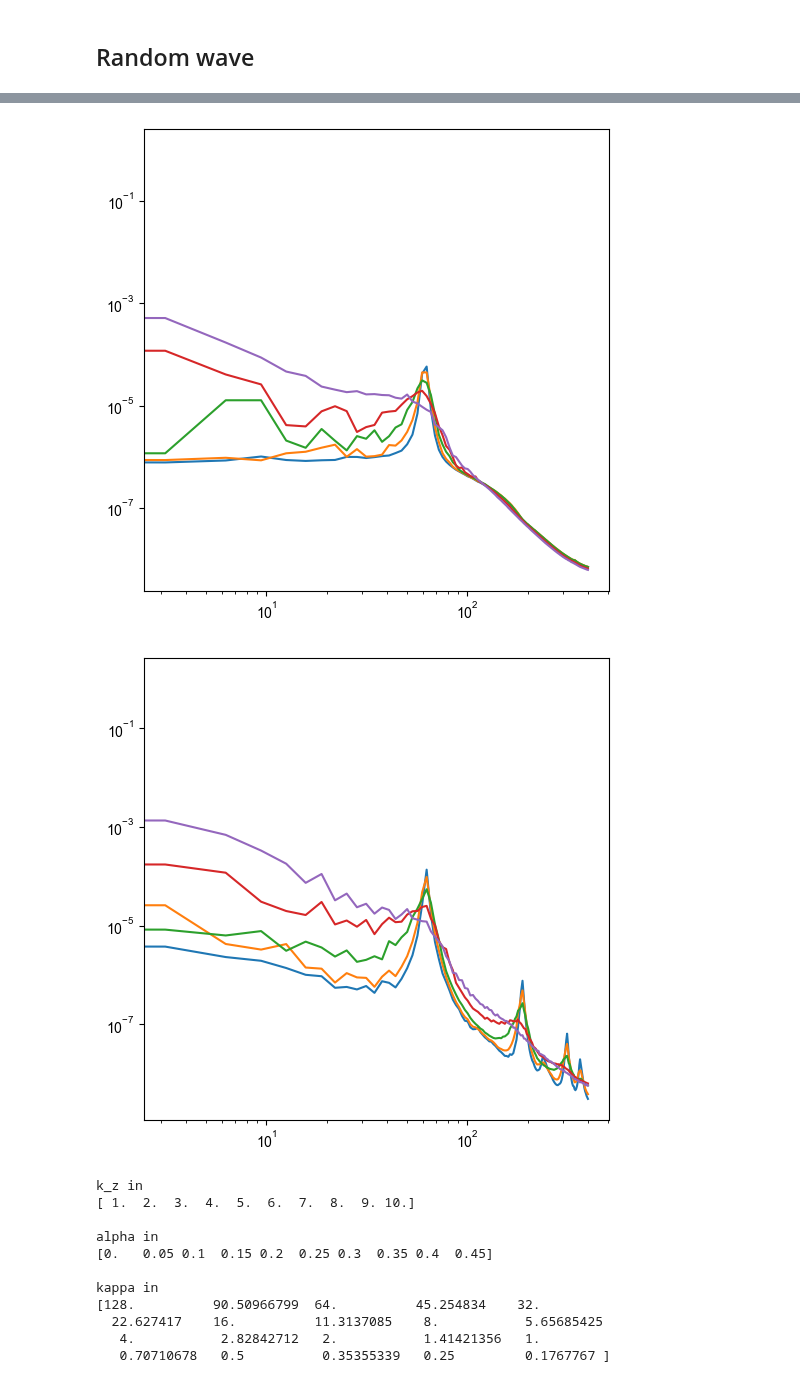
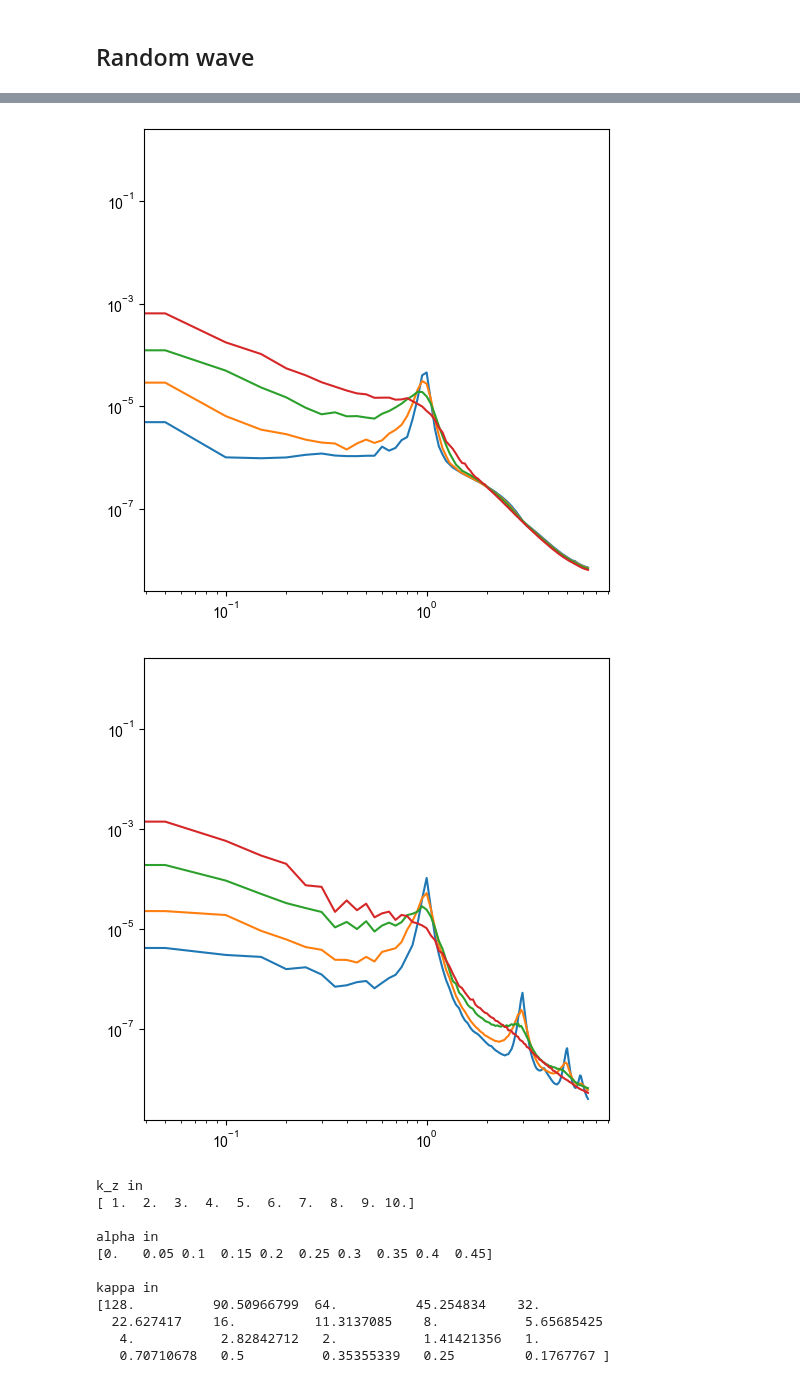
Before and after one commit to ch-tung/Randomwave_ML, a Jupyter notebook: test_arbitary_k_distribution.ipynb, the cells around one changed output, grey strips where cells are left out. Drawn from its saved outputs; the diff is of its cells as text; code cells hidden in the pictures.

```diff
--- a/test_arbitary_k_distribution.ipynb
+++ b/test_arbitary_k_distribution.ipynb
@@ -44,7 +44,7 @@ colors = ['C0','C1','C2','C3','C4']
 
 from lmfit import Minimizer, Parameters, create_params, report_fit, Model
 
-for i, b in enumerate([0.025, 0.05, 0.1, 0.2, 0.4]):
+for i, b in enumerate([0.05, 0.1, 0.2, 0.4]):
     f_k_list = f_maxent(k_list, sigma_k=0.5, a=1, b=b, beta=0)
 
     ax.plot(k_list, f_k_list, '-', color=colors[i])
@@ -168,8 +168,8 @@ S_q_b = []
 
 fig = plt.figure(figsize=(6,6))
 ax = fig.add_subplot(111)
-for b in [0.025, 0.05, 0.1, 0.2, 0.4]:
-    n_sample = 20
+for b in [0.05, 0.1, 0.2, 0.4]:
+    n_sample = 100
     S_q_list = []
     f_k_list = f_maxent(k_list, sigma_k=0.5, a=1, b=b, beta=0)
 
@@ -189,43 +189,43 @@ for b in [0.025, 0.05, 0.1, 0.2, 0.4]:
     S_q = np.mean(np.array(S_q_list),axis=0)
     S_q_b.append(S_q)
 
-    ax.plot(qq,S_q)
+    ax.plot(qq/20/np.pi,S_q)
     ax.set_xscale('log')
     ax.set_yscale('log')
 # %% [output]
-[figure, old version]
+[figure, new version]
 # %%
 ## calculate I(Q)
 S_q_b = []
 
 fig = plt.figure(figsize=(6,6))
 ax = fig.add_subplot(111)
-for b in [0.025, 0.05, 0.1, 0.2, 0.4]:
-    n_sample = 20
+for b in [0.05, 0.1, 0.2, 0.4]:
+    n_sample = 100
     S_q_list = []
     f_k_list = f_maxent(k_list, sigma_k=0.5, a=1, b=b, beta=0)
 
     for i in trange(n_sample):
         rho = sample_wave_MO(r_grid,hist=f_k_list,bins=bins,n_wave = 100, kappa=128)
         # rho = ball()-0.5
 
         box_size = 2
         n_grid_scale = 256
         scale = n_grid_scale/rho.shape[0]
         dq = 2*np.pi/box_size
         qq = np.arange(n_grid_scale/2)*dq
 
         S_q_i = scatter_grid(rho,alpha=0,qq=qq,scale=scale)
         S_q_list.append(S_q_i)
 
     S_q = np.mean(np.array(S_q_list),axis=0)
     S_q_b.append(S_q)
 
-    ax.plot(qq,S_q)
+    ax.plot(qq/20/np.pi,S_q)
     ax.set_xscale('log')
     ax.set_yscale('log')
 # %% [output]
-[figure, old version]
+[figure, new version]
 # %%
 from scipy.io import savemat, loadmat
 from scipy.ndimage import gaussian_filter1d as gf1d
```
Also changed, not shown: parts of 2 cells of this notebook.
